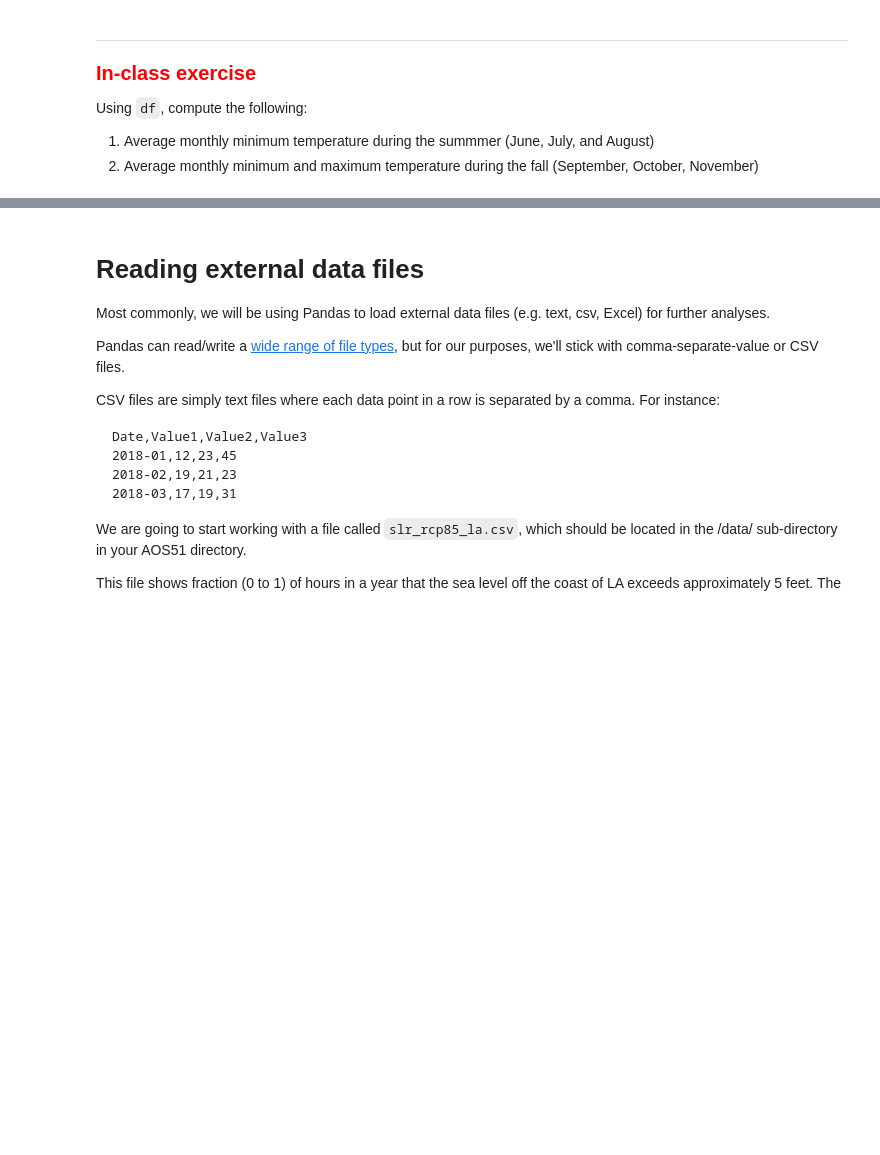
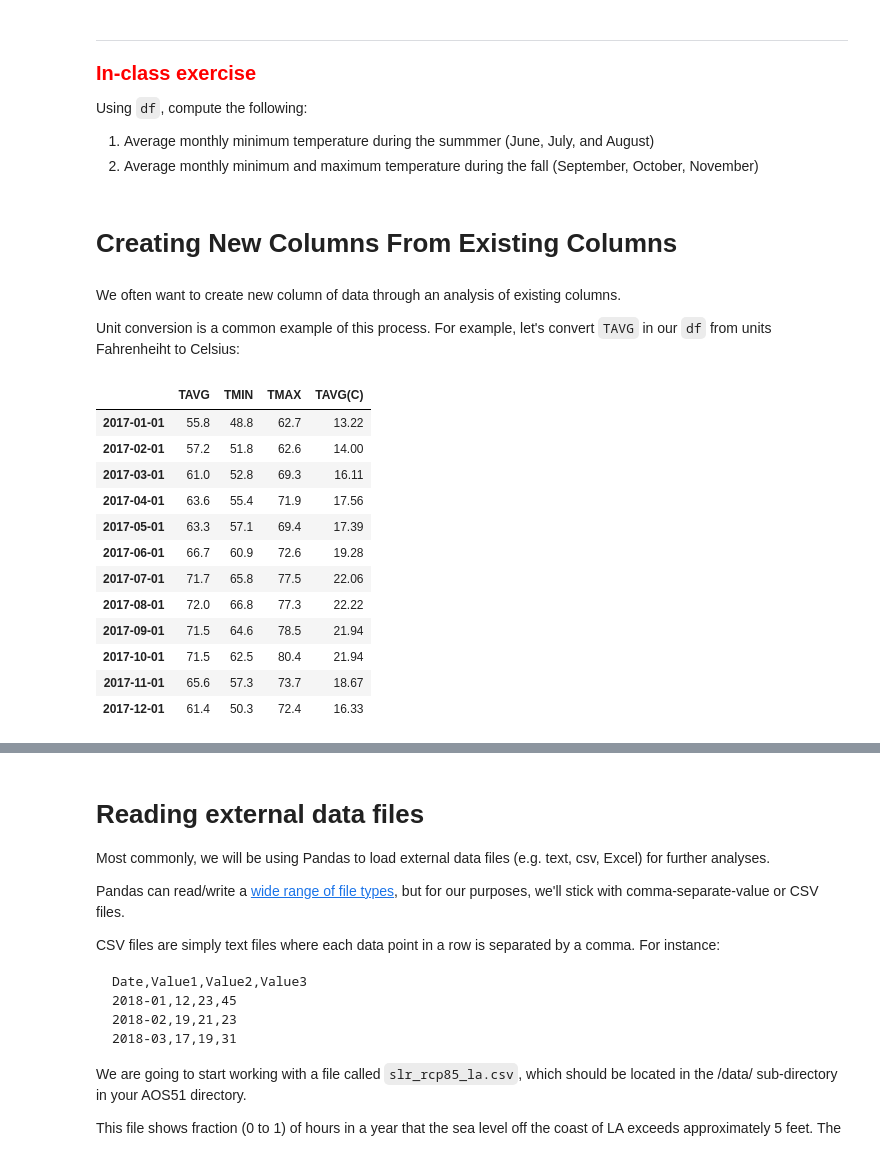
Before and after one commit to neil-berg/climate-data-analyses, a Jupyter notebook: lectures/AOS51_2019W_#2_KEY.ipynb, the cells around one changed output, grey strips where cells are left out. Saved outputs shown, nothing was run; the diff lists cells and outputs as text; code cells hidden in the pictures; blank space fills up the shorter version.

```diff
--- a/lectures/AOS51_2019W_#2_KEY.ipynb
+++ b/lectures/AOS51_2019W_#2_KEY.ipynb
@@ -455,3 +455,26 @@ Using `df`, compute the following:
 # %%
 avg_min_jja = df.loc['2017-06':'2017-08', 'TMIN'].mean(axis=0)
 avg_min_max_son = df.loc['2017-09':'2017-11', ['TMIN', 'TMAX']].mean(axis=0)
+# %% [markdown]
+# Creating New Columns From Existing Columns
+# %% [markdown]
+We often want to create new column of data through an analysis of existing columns.
+
+Unit conversion is a common example of this process. For example, let's convert `TAVG` in our `df` from units Fahrenheiht to Celsius:
+# %%
+df['TAVG(C)'] = (df['TAVG'] - 32) * (5/9)
+df.round(2)
+# %% [output]
+|  | TAVG | TMIN | TMAX | TAVG(C) |
+| 2017-01-01 | 55.8 | 48.8 | 62.7 | 13.22 |
+| 2017-02-01 | 57.2 | 51.8 | 62.6 | 14.00 |
+| 2017-03-01 | 61.0 | 52.8 | 69.3 | 16.11 |
+| 2017-04-01 | 63.6 | 55.4 | 71.9 | 17.56 |
+| 2017-05-01 | 63.3 | 57.1 | 69.4 | 17.39 |
+| 2017-06-01 | 66.7 | 60.9 | 72.6 | 19.28 |
+| 2017-07-01 | 71.7 | 65.8 | 77.5 | 22.06 |
+| 2017-08-01 | 72.0 | 66.8 | 77.3 | 22.22 |
+| 2017-09-01 | 71.5 | 64.6 | 78.5 | 21.94 |
+| 2017-10-01 | 71.5 | 62.5 | 80.4 | 21.94 |
+| 2017-11-01 | 65.6 | 57.3 | 73.7 | 18.67 |
+| 2017-12-01 | 61.4 | 50.3 | 72.4 | 16.33 |
```
Also changed, not shown: parts of 13 cells of this notebook.
